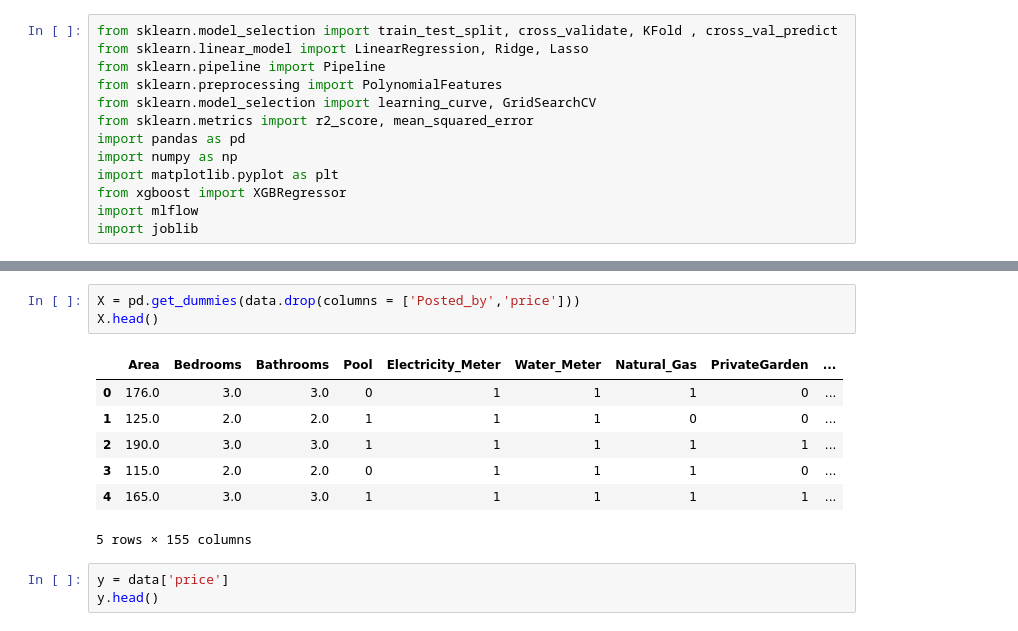
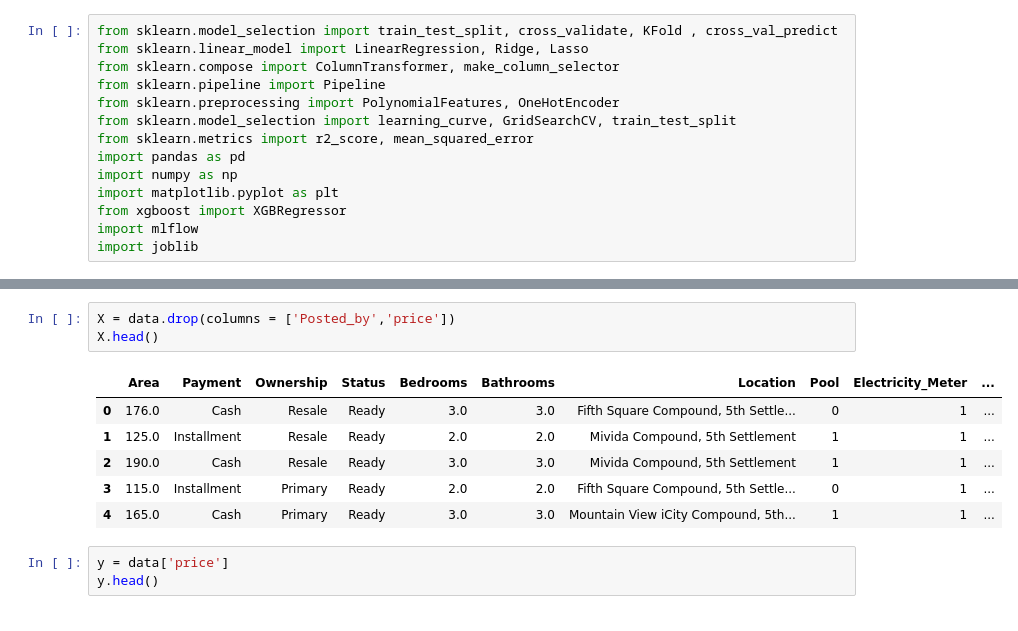
Before and after one commit to h49480749-source/apartments-price-prediction, a Jupyter notebook: notebooks/Modelling.ipynb, the cells around one changed output, grey strips where cells are left out. Saved outputs shown, nothing was run; the diff lists cells and outputs as text.

```diff
--- a/notebooks/Modelling.ipynb
+++ b/notebooks/Modelling.ipynb
@@ -1,9 +1,10 @@
 # %%
 from sklearn.model_selection import train_test_split, cross_validate, KFold , cross_val_predict
 from sklearn.linear_model import LinearRegression, Ridge, Lasso
+from sklearn.compose import ColumnTransformer, make_column_selector
 from sklearn.pipeline import Pipeline
-from sklearn.preprocessing import PolynomialFeatures
-from sklearn.model_selection import learning_curve, GridSearchCV
+from sklearn.preprocessing import PolynomialFeatures, OneHotEncoder
+from sklearn.model_selection import learning_curve, GridSearchCV, train_test_split
 from sklearn.metrics import r2_score, mean_squared_error
 import pandas as pd
 import numpy as np
@@ -33,16 +34,15 @@ Data columns (total 18 columns):
 dtypes: float64(4), int64(9), object(5)
 memory usage: 584.7+ KB
 # %%
-X = pd.get_dummies(data.drop(columns = ['Posted_by','price']))
+X = data.drop(columns = ['Posted_by','price'])
 X.head()
 # %% [output]
-|  | Area | Bedrooms | Bathrooms | Pool | Electricity_Meter | Water_Meter | Natural_Gas | PrivateGarden | ... |
-| 0 | 176.0 | 3.0 | 3.0 | 0 | 1 | 1 | 1 | 0 | ... |
-| 1 | 125.0 | 2.0 | 2.0 | 1 | 1 | 1 | 0 | 0 | ... |
-| 2 | 190.0 | 3.0 | 3.0 | 1 | 1 | 1 | 1 | 1 | ... |
-| 3 | 115.0 | 2.0 | 2.0 | 0 | 1 | 1 | 1 | 0 | ... |
-| 4 | 165.0 | 3.0 | 3.0 | 1 | 1 | 1 | 1 | 1 | ... |
+|  | Area | Payment | Ownership | Status | Bedrooms | Bathrooms | Location | Pool | Electricity_Meter | ... |
+| 0 | 176.0 | Cash | Resale | Ready | 3.0 | 3.0 | Fifth Square Compound, 5th Settle... | 0 | 1 | ... |
+| 1 | 125.0 | Installment | Resale | Ready | 2.0 | 2.0 | Mivida Compound, 5th Settlement | 1 | 1 | ... |
+| 2 | 190.0 | Cash | Resale | Ready | 3.0 | 3.0 | Mivida Compound, 5th Settlement | 1 | 1 | ... |
+| 3 | 115.0 | Installment | Primary | Ready | 2.0 | 2.0 | Fifth Square Compound, 5th Settle... | 0 | 1 | ... |
+| 4 | 165.0 | Cash | Primary | Ready | 3.0 | 3.0 | Mountain View iCity Compound, 5th... | 1 | 1 | ... |
-5 rows × 155 columns
 # %%
 y = data['price']
 y.head()
```
Also changed, not shown: parts of 12 cells of this notebook, 1 other file.
